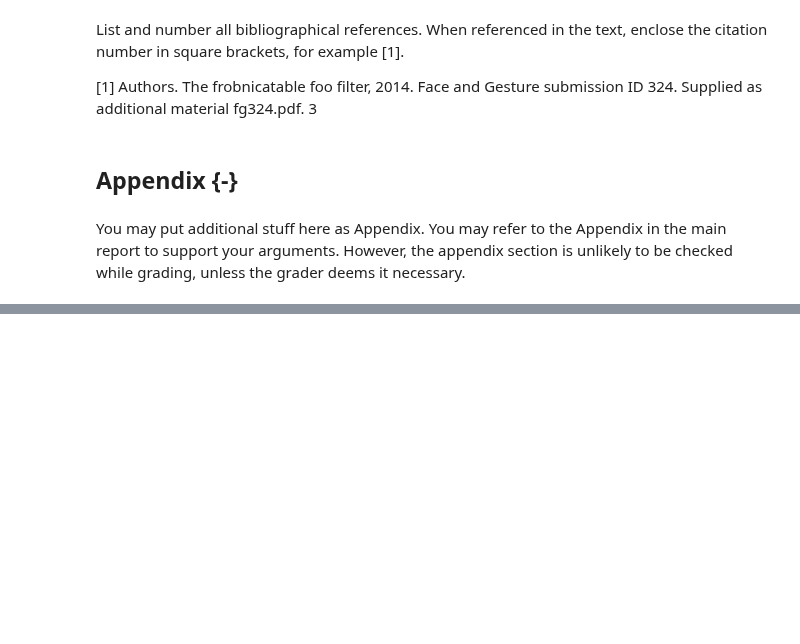
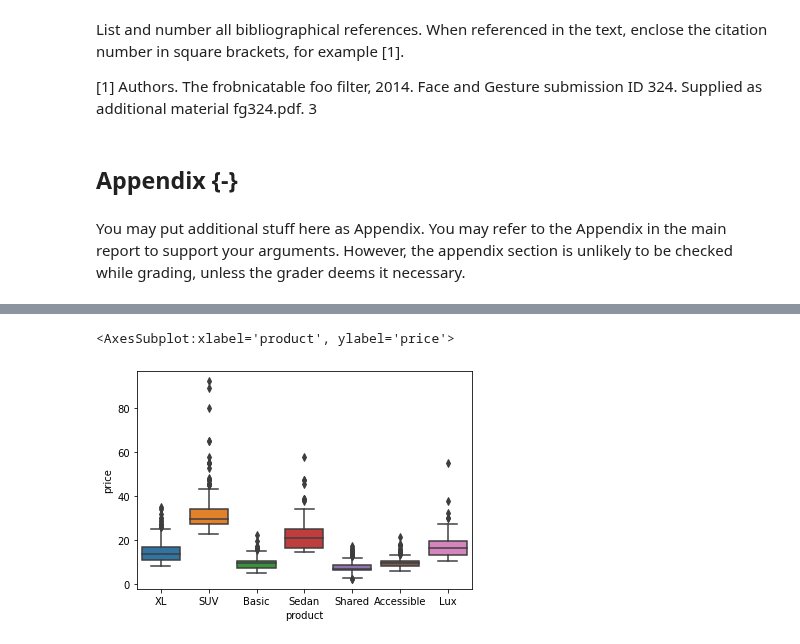
Before and after one commit to cndywu/TheYelpers, a Jupyter notebook: Project Report Template.ipynb, the cells around one changed output, grey strips where cells are left out. Saved outputs shown, nothing was run; the diff lists cells and outputs as text; code cells hidden in the pictures; blank space fills up the shorter version.

Commit message:
added boxplots in appendix

```diff
--- a/Project Report Template.ipynb
+++ b/Project Report Template.ipynb
@@ -447,0 +448,5 @@ sns.barplot(data = testing_train, x = 'distance_binned', y = 'price')
+# %%
+sns.boxplot(data = train, x = 'product', y = 'price')
+# %% [output]
+<AxesSubplot:xlabel='product', ylabel='price'>
+[figure, added]
```
Also changed, not shown: parts of 4 cells of this notebook.
